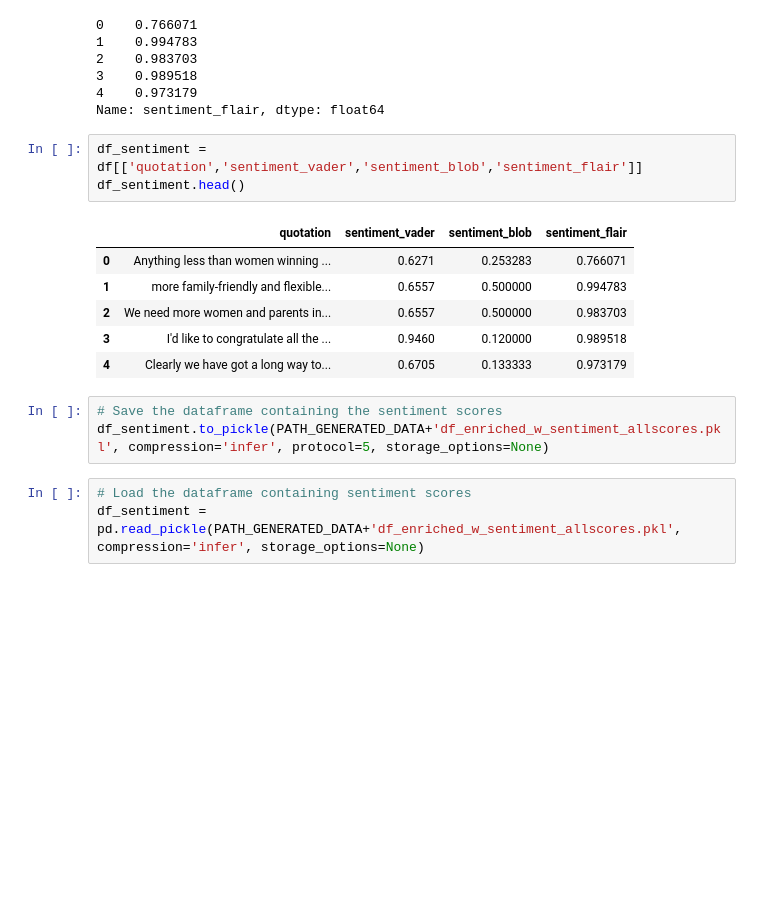
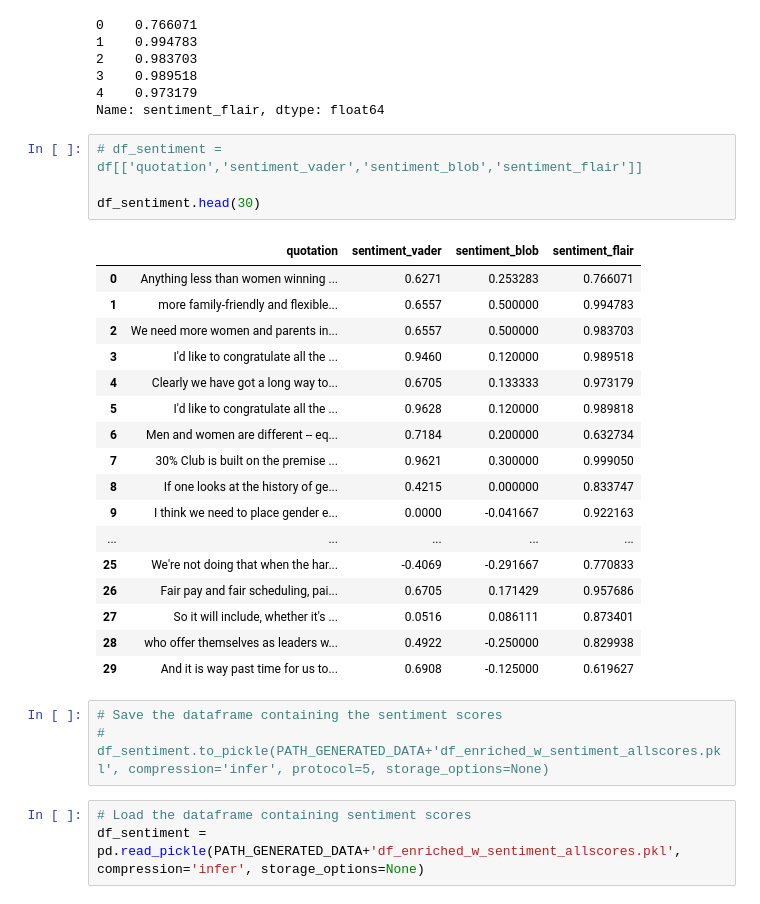
Before and after one commit to epfl-ada/ada-2021-project-concatsanddogs, a Jupyter notebook: Milestone_3_RQ4_sentiment_analysis.ipynb, the cells around one changed output. Cells and saved outputs as stored; diff of their text form; blank space fills up the shorter version.

```diff
--- a/Milestone_3_RQ4_sentiment_analysis.ipynb
+++ b/Milestone_3_RQ4_sentiment_analysis.ipynb
@@ -531,18 +531,30 @@ df['sentiment_flair'].head()
 4    0.973179
 Name: sentiment_flair, dtype: float64
 # %%
-df_sentiment = df[['quotation','sentiment_vader','sentiment_blob','sentiment_flair']]
-df_sentiment.head()
+# df_sentiment = df[['quotation','sentiment_vader','sentiment_blob','sentiment_flair']]
+
+df_sentiment.head(30)
 # %% [output]
 |  | quotation | sentiment_vader | sentiment_blob | sentiment_flair |
 | 0 | Anything less than women winning ... | 0.6271 | 0.253283 | 0.766071 |
 | 1 | more family-friendly and flexible... | 0.6557 | 0.500000 | 0.994783 |
 | 2 | We need more women and parents in... | 0.6557 | 0.500000 | 0.983703 |
 | 3 | I'd like to congratulate all the ... | 0.9460 | 0.120000 | 0.989518 |
 | 4 | Clearly we have got a long way to... | 0.6705 | 0.133333 | 0.973179 |
+| 5 | I'd like to congratulate all the ... | 0.9628 | 0.120000 | 0.989818 |
+| 6 | Men and women are different -- eq... | 0.7184 | 0.200000 | 0.632734 |
+| 7 | 30% Club is built on the premise ... | 0.9621 | 0.300000 | 0.999050 |
+| 8 | If one looks at the history of ge... | 0.4215 | 0.000000 | 0.833747 |
+| 9 | I think we need to place gender e... | 0.0000 | -0.041667 | 0.922163 |
+| ... | ... | ... | ... | ... |
+| 25 | We're not doing that when the har... | -0.4069 | -0.291667 | 0.770833 |
+| 26 | Fair pay and fair scheduling, pai... | 0.6705 | 0.171429 | 0.957686 |
+| 27 | So it will include, whether it's ... | 0.0516 | 0.086111 | 0.873401 |
+| 28 | who offer themselves as leaders w... | 0.4922 | -0.250000 | 0.829938 |
+| 29 | And it is way past time for us to... | 0.6908 | -0.125000 | 0.619627 |
 # %%
 # Save the dataframe containing the sentiment scores
-df_sentiment.to_pickle(PATH_GENERATED_DATA+'df_enriched_w_sentiment_allscores.pkl', compression='infer', protocol=5, storage_options=None)
+# df_sentiment.to_pickle(PATH_GENERATED_DATA+'df_enriched_w_sentiment_allscores.pkl', compression='infer', protocol=5, storage_options=None)
 # %%
 # Load the dataframe containing sentiment scores
 df_sentiment = pd.read_pickle(PATH_GENERATED_DATA+'df_enriched_w_sentiment_allscores.pkl', compression='infer', storage_options=None)
```
Also changed, not shown: parts of 7 cells of this notebook.
